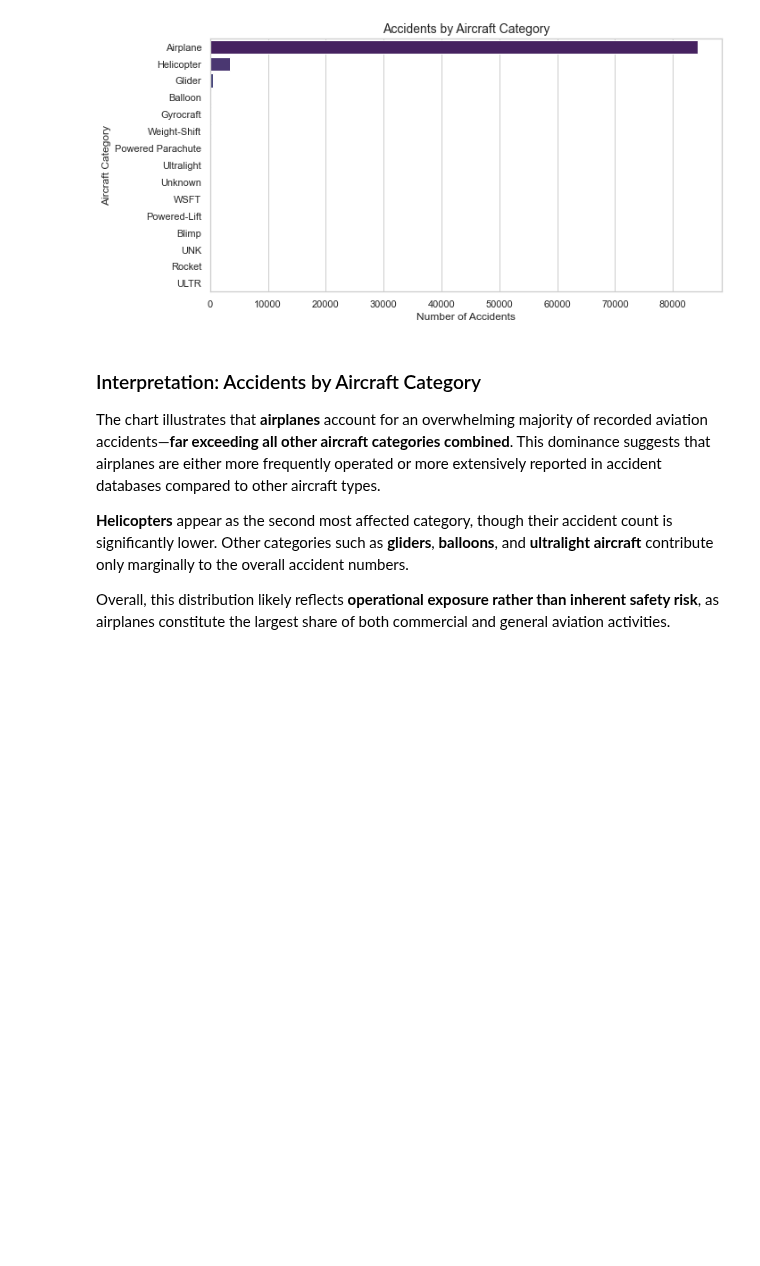
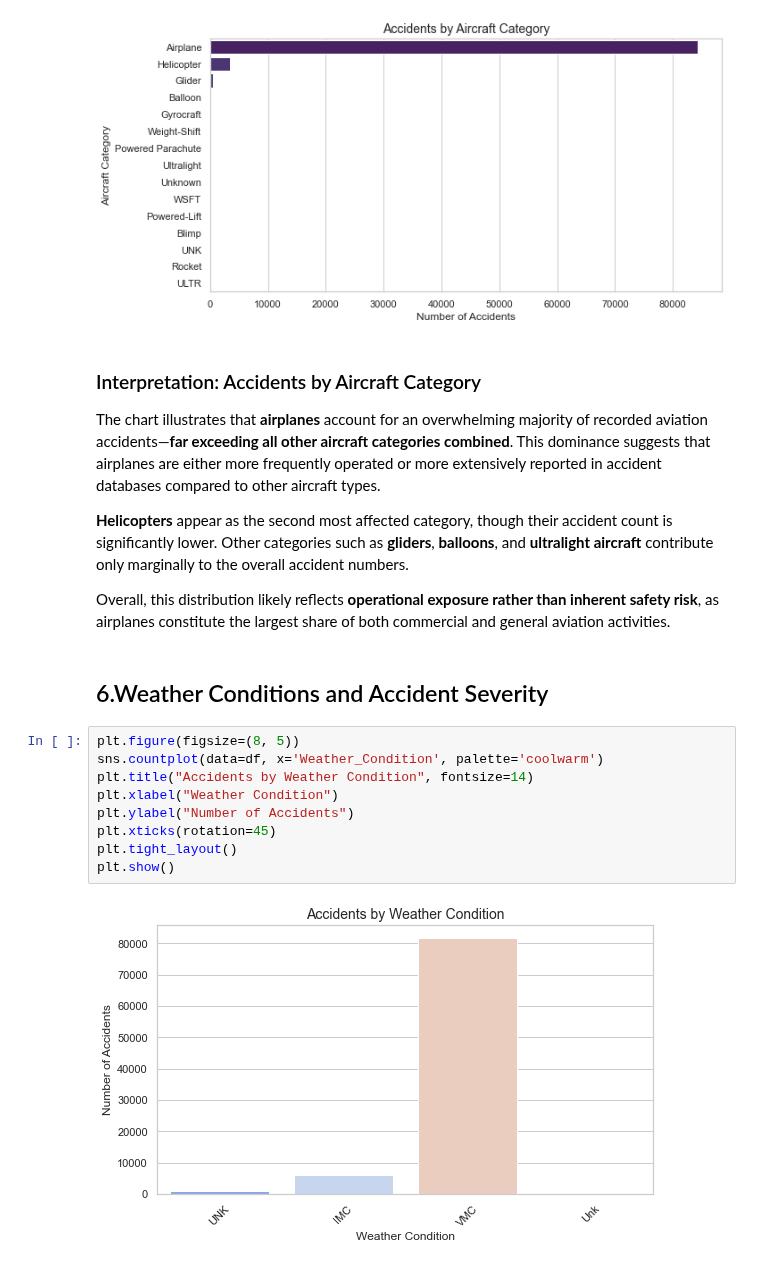
Before and after one commit to ivy35/Phase1_Project, a Jupyter notebook: notebooks/Untitled-aviation.ipynb, the cells around one changed output. Drawn from its saved outputs; the diff is of its cells as text; blank space fills up the shorter version.

Commit message:
Accidents by Weather Condition

```diff
--- a/notebooks/Untitled-aviation.ipynb
+++ b/notebooks/Untitled-aviation.ipynb
@@ -503,3 +503,16 @@ The chart illustrates that **airplanes** account for an overwhelming majority of
 **Helicopters** appear as the second most affected category, though their accident count is significantly lower. Other categories such as **gliders**, **balloons**, and **ultralight aircraft** contribute only marginally to the overall accident numbers.
 
 Overall, this distribution likely reflects **operational exposure rather than inherent safety risk**, as airplanes constitute the largest share of both commercial and general aviation activities.
+# %% [markdown]
+## 6.Weather Conditions and Accident Severity
+# %%
+plt.figure(figsize=(8, 5))
+sns.countplot(data=df, x='Weather_Condition', palette='coolwarm')
+plt.title("Accidents by Weather Condition", fontsize=14)
+plt.xlabel("Weather Condition")
+plt.ylabel("Number of Accidents")
+plt.xticks(rotation=45)
+plt.tight_layout()
+plt.show()
+# %% [output]
+[figure, added]
```
Also changed, not shown: parts of 1 cell of this notebook.
